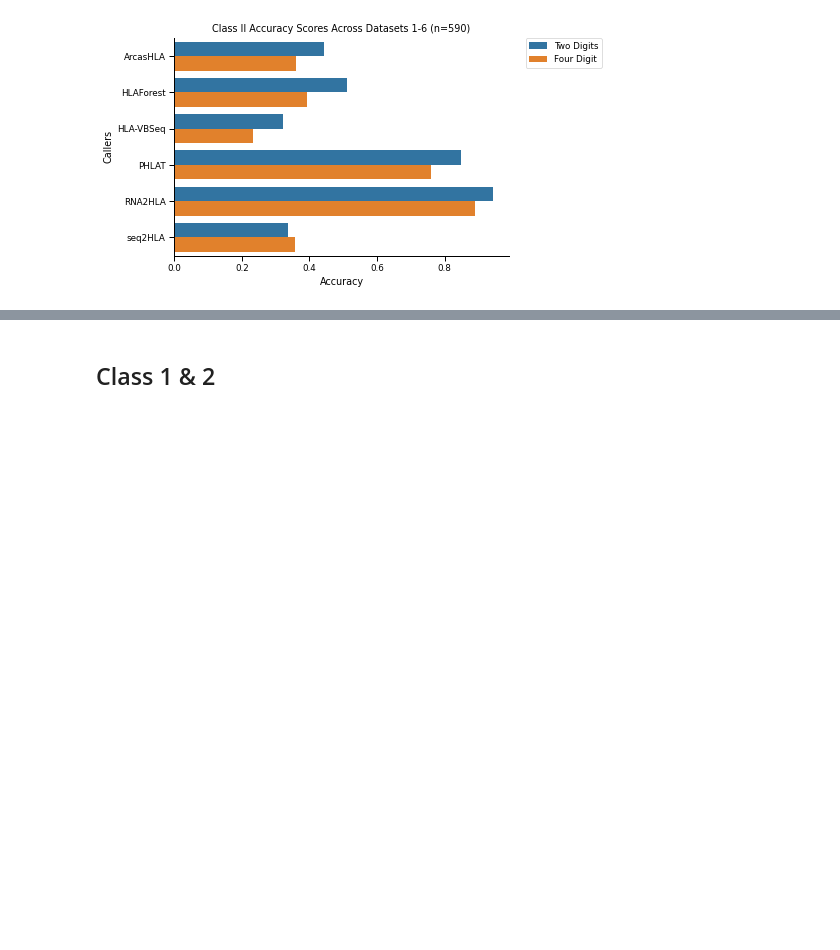
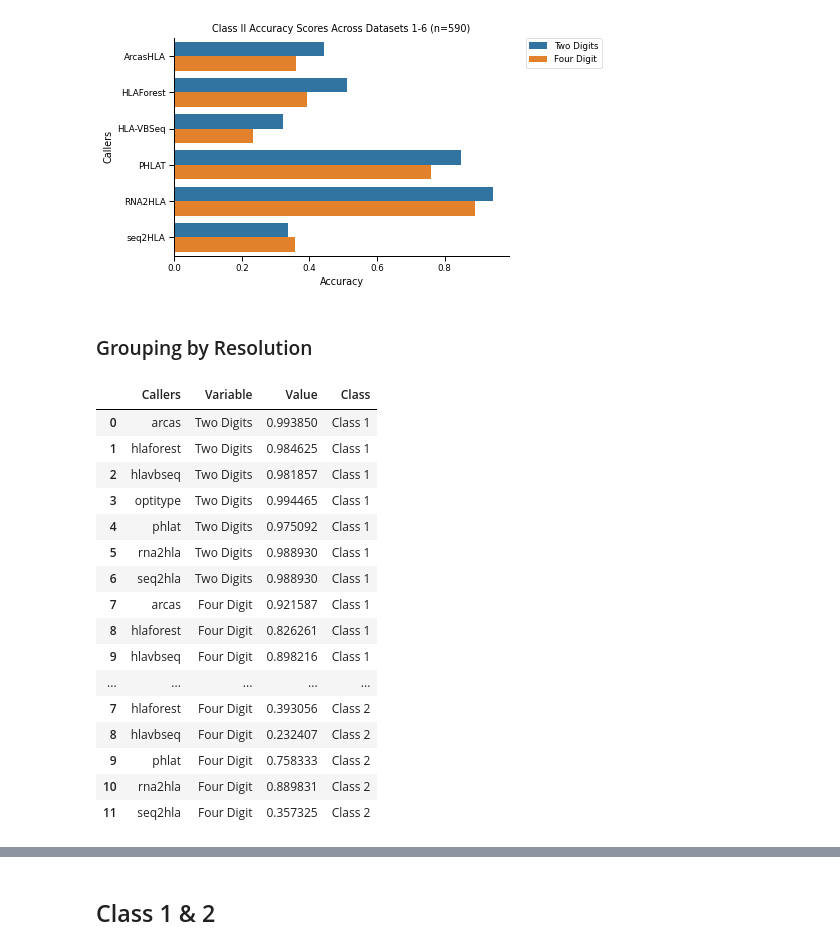
Before and after one commit to ydottie/hlaproject, a Jupyter notebook: notebooks/FINAL_accuracy_all_datasets.ipynb, the cells around one changed output, grey strips where cells are left out. Drawn from its saved outputs; the diff is of its cells as text; code cells hidden in the pictures; blank space fills up the shorter version.

```diff
--- a/notebooks/FINAL_accuracy_all_datasets.ipynb
+++ b/notebooks/FINAL_accuracy_all_datasets.ipynb
@@ -1961,3 +1985,5 @@ sns.despine()
 plt.savefig('../Figures/class2_accuracy.png',bbox_inches ="tight",dpi=300)
 # %% [output]
 [figure]
+# %% [markdown]
+### Grouping by Resolution
@@ -1963,0 +1992,20 @@ plt.savefig('../Figures/class2_accuracy.png',bbox_inches ="tight",dpi=300)
+# %%
+df_classes
+# %% [output]
+|  | Callers | Variable | Value | Class |
+| 0 | arcas | Two Digits | 0.993850 | Class 1 |
+| 1 | hlaforest | Two Digits | 0.984625 | Class 1 |
+| 2 | hlavbseq | Two Digits | 0.981857 | Class 1 |
+| 3 | optitype | Two Digits | 0.994465 | Class 1 |
+| 4 | phlat | Two Digits | 0.975092 | Class 1 |
+| 5 | rna2hla | Two Digits | 0.988930 | Class 1 |
+| 6 | seq2hla | Two Digits | 0.988930 | Class 1 |
+| 7 | arcas | Four Digit | 0.921587 | Class 1 |
+| 8 | hlaforest | Four Digit | 0.826261 | Class 1 |
+| 9 | hlavbseq | Four Digit | 0.898216 | Class 1 |
+| ... | ... | ... | ... | ... |
+| 7 | hlaforest | Four Digit | 0.393056 | Class 2 |
+| 8 | hlavbseq | Four Digit | 0.232407 | Class 2 |
+| 9 | phlat | Four Digit | 0.758333 | Class 2 |
+| 10 | rna2hla | Four Digit | 0.889831 | Class 2 |
+| 11 | seq2hla | Four Digit | 0.357325 | Class 2 |
```
Also changed, not shown: parts of 12 cells of this notebook, 2 other files.
